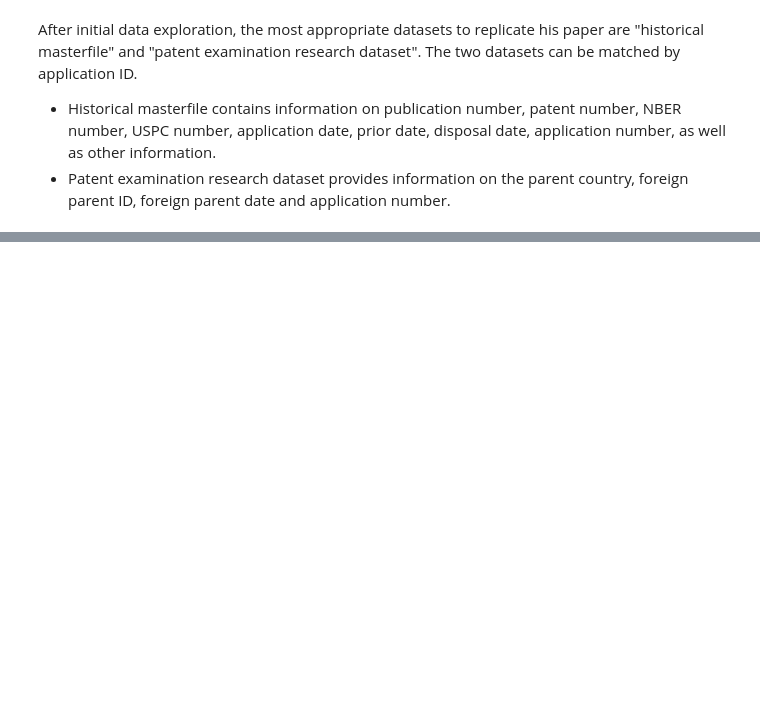
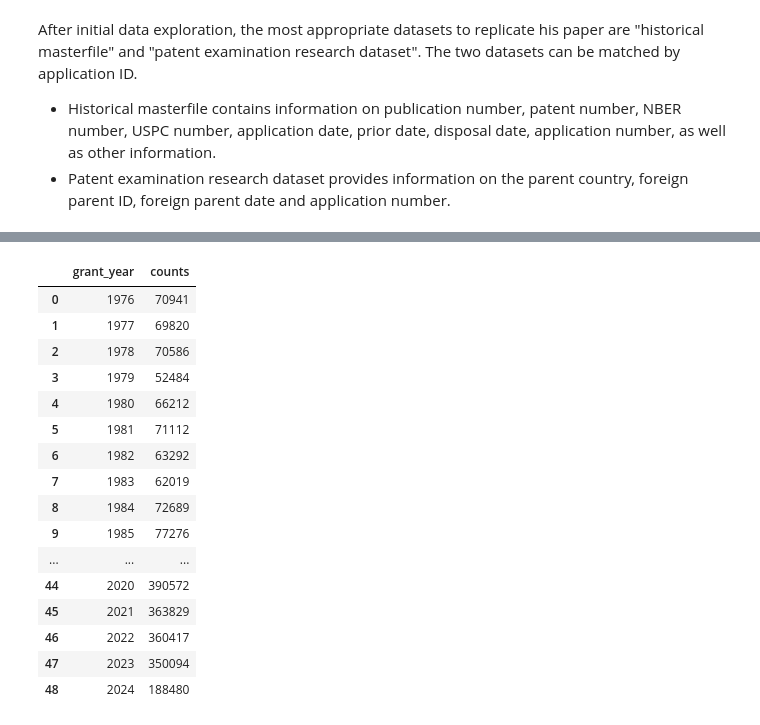
Before and after one commit to yueyun-zhang/InnovationEconomics-Exploration, a Jupyter notebook: USPTO_Data/20240828-DataExploration.ipynb, the cells around one changed output, grey strips where cells are left out. Drawn from its saved outputs; the diff is of its cells as text; code cells hidden in the pictures; blank space fills up the shorter version.

```diff
--- a/USPTO_Data/20240828-DataExploration.ipynb
+++ b/USPTO_Data/20240828-DataExploration.ipynb
@@ -155,0 +120,20 @@ array([2018, 2019, 2023, 2014, 2020, 2016, 2021, 2015, 2022, 2017, 2024,
+# %%
+overall_US_counts #382,559 from the lawyer article (https://www.lexology.com/library/detail.aspx?g=1170d66d-63b8-4901-b819-e88c67916a2f)
+# %% [output]
+|  | grant_year | counts |
+| 0 | 1976 | 70941 |
+| 1 | 1977 | 69820 |
+| 2 | 1978 | 70586 |
+| 3 | 1979 | 52484 |
+| 4 | 1980 | 66212 |
+| 5 | 1981 | 71112 |
+| 6 | 1982 | 63292 |
+| 7 | 1983 | 62019 |
+| 8 | 1984 | 72689 |
+| 9 | 1985 | 77276 |
+| ... | ... | ... |
+| 44 | 2020 | 390572 |
+| 45 | 2021 | 363829 |
+| 46 | 2022 | 360417 |
+| 47 | 2023 | 350094 |
+| 48 | 2024 | 188480 |
```
Also changed, not shown: parts of 60 cells of this notebook.
